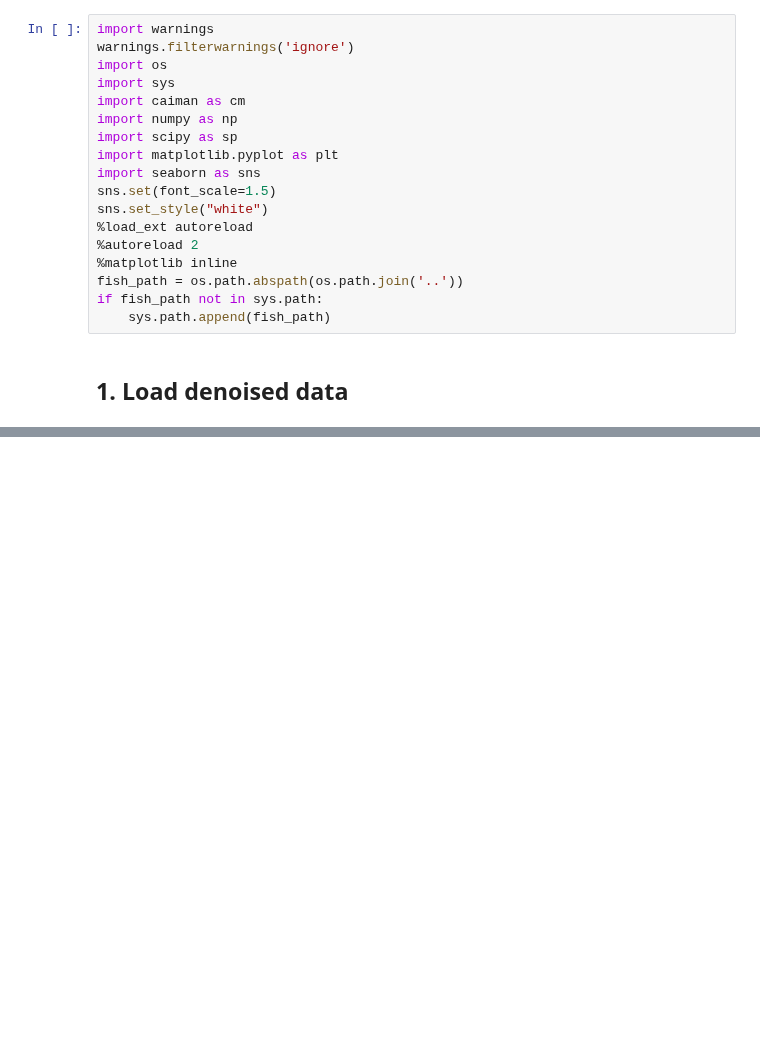
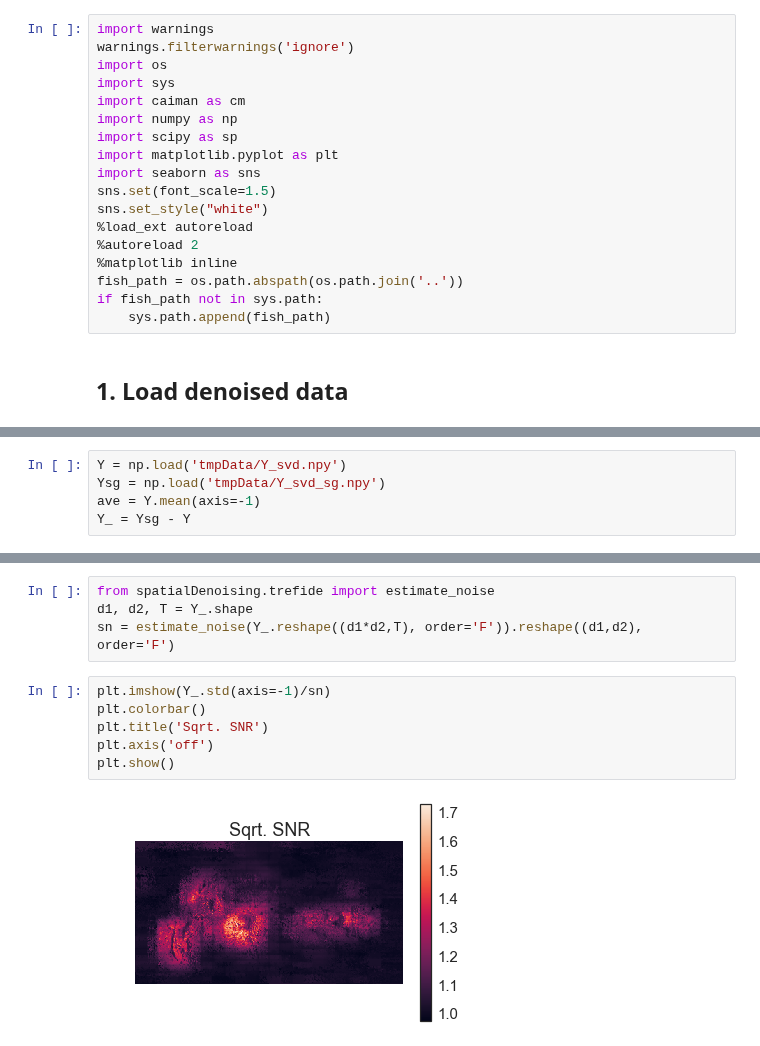
Before and after one commit to zqwei/fish_processing, a Jupyter notebook: notebooks/demixROIs_v1.ipynb, the cells around one changed output, grey strips where cells are left out. Saved outputs shown, nothing was run; the diff lists cells and outputs as text; blank space fills up the shorter version.

```diff
--- a/notebooks/demixROIs_v1.ipynb
+++ b/notebooks/demixROIs_v1.ipynb
@@ -376,0 +45,5 @@ for spk, y, in zip(ROI_spike, ROI_traces):
+# %%
+Y = np.load('tmpData/Y_svd.npy')
+Ysg = np.load('tmpData/Y_svd_sg.npy')
+ave = Y.mean(axis=-1)
+Y_ = Ysg - Y
@@ -376,0 +63,12 @@ for spk, y, in zip(ROI_spike, ROI_traces):
+# %%
+from spatialDenoising.trefide import estimate_noise
+d1, d2, T = Y_.shape
+sn = estimate_noise(Y_.reshape((d1*d2,T), order='F')).reshape((d1,d2), order='F')
+# %%
+plt.imshow(Y_.std(axis=-1)/sn)
+plt.colorbar()
+plt.title('Sqrt. SNR')
+plt.axis('off')
+plt.show()
+# %% [output]
+[figure, added]
```
Also changed, not shown: parts of 77 cells of this notebook, 4 other files.
